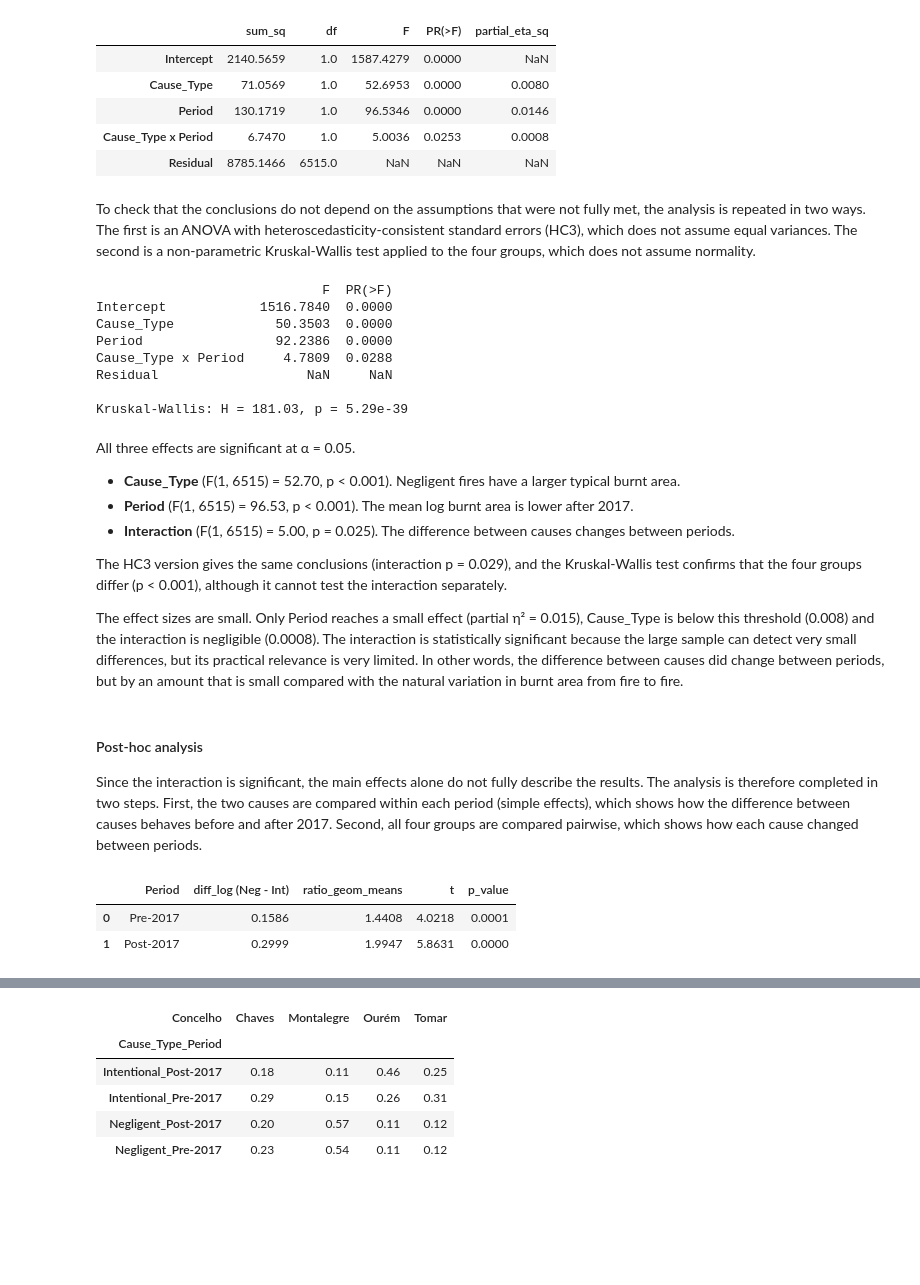
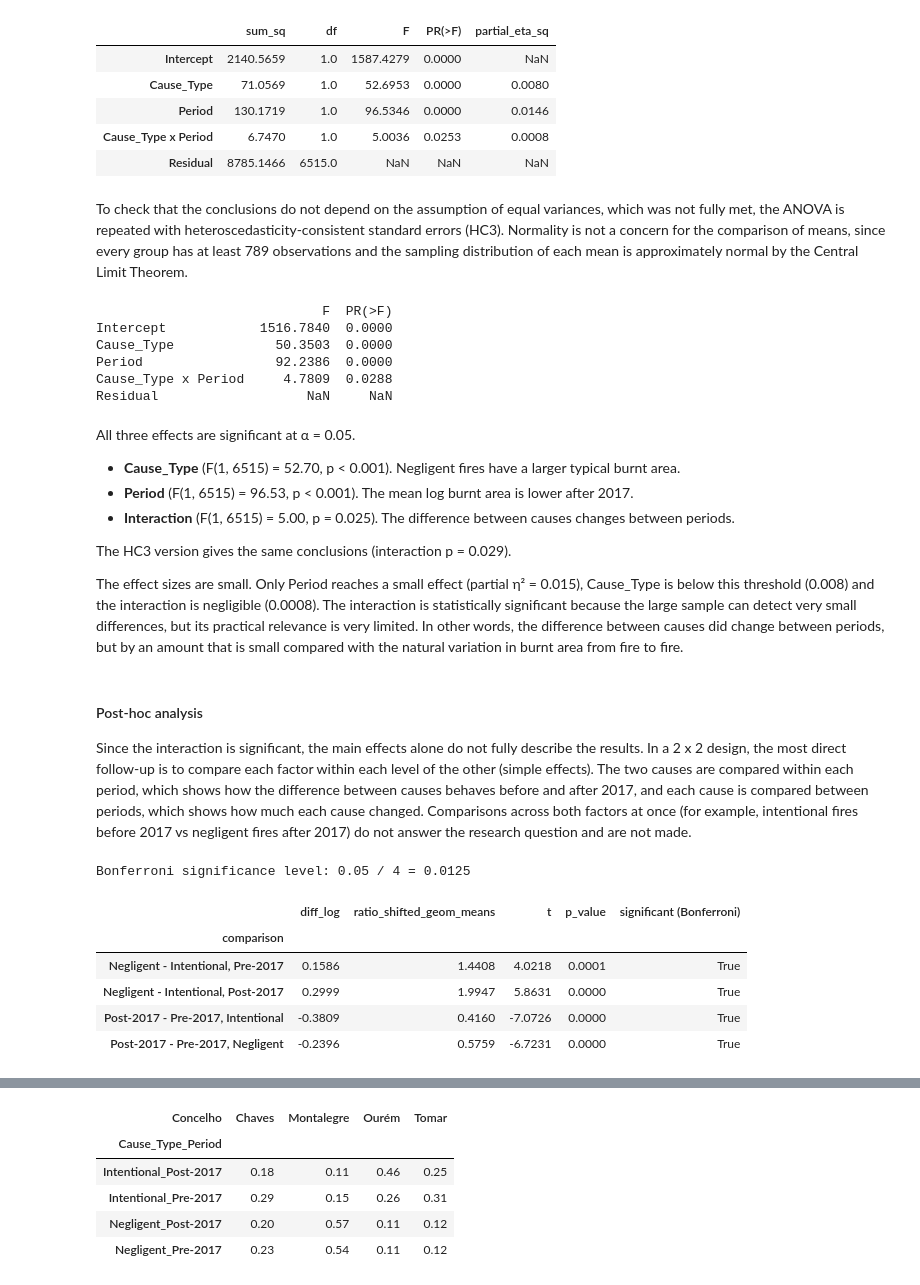
Before and after one commit to isabelamer/FCED_project, a Jupyter notebook: wildfires.ipynb, the cells around one changed output, grey strips where cells are left out. Saved outputs shown, nothing was run; the diff lists cells and outputs as text; code cells hidden in the pictures; blank space fills up the shorter version.

```diff
--- a/wildfires.ipynb
+++ b/wildfires.ipynb
@@ -1848,16 +1850,12 @@ anova_q4.round(4)
 | Cause_Type x Period | 6.7470 | 1.0 | 5.0036 | 0.0253 | 0.0008 |
 | Residual | 8785.1466 | 6515.0 | NaN | NaN | NaN |
 # %% [markdown]
-To check that the conclusions do not depend on the assumptions that were not fully met, the analysis is repeated in two ways. The first is an ANOVA with heteroscedasticity-consistent standard errors (HC3), which does not assume equal variances. The second is a non-parametric Kruskal-Wallis test applied to the four groups, which does not assume normality.
+To check that the conclusions do not depend on the assumption of equal variances, which was not fully met, the ANOVA is repeated with heteroscedasticity-consistent standard errors (HC3). Normality is not a concern for the comparison of means, since every group has at least 789 observations and the sampling distribution of each mean is approximately normal by the Central Limit Theorem.
 # %%
-# Robustness check 1: ANOVA with heteroscedasticity-consistent errors (HC3)
+# Robustness check: ANOVA with heteroscedasticity-consistent errors (HC3)
 anova_q4_hc3 = sm.stats.anova_lm(model_q4, typ=3, robust="hc3")
 anova_q4_hc3.index = ["Intercept", "Cause_Type", "Period", "Cause_Type x Period", "Residual"]
 print(anova_q4_hc3[["F", "PR(>F)"]].round(4))
-
-# Robustness check 2: Kruskal-Wallis across the four Cause_Type x Period groups
-kw = stats.kruskal(*groups_q4)
-print(f"\nKruskal-Wallis: H = {kw.statistic:.2f}, p = {kw.pvalue:.2e}")
 # %% [output]
                              F  PR(>F)
 Intercept            1516.7840  0.0000
@@ -1865,8 +1863,6 @@ Cause_Type             50.3503  0.0000
 Period                 92.2386  0.0000
 Cause_Type x Period     4.7809  0.0288
 Residual                   NaN     NaN
-
-Kruskal-Wallis: H = 181.03, p = 5.29e-39
 # %% [markdown]
 All three effects are significant at α = 0.05.
 
@@ -1874,27 +1870,49 @@ All three effects are significant at α = 0.05.
 - **Period** (F(1, 6515) = 96.53, p < 0.001). The mean log burnt area is lower after 2017.
 - **Interaction** (F(1, 6515) = 5.00, p = 0.025). The difference between causes changes between periods.
 
-The HC3 version gives the same conclusions (interaction p = 0.029), and the Kruskal-Wallis test confirms that the four groups differ (p < 0.001), although it cannot test the interaction separately.
+The HC3 version gives the same conclusions (interaction p = 0.029).
 
 The effect sizes are small. Only Period reaches a small effect (partial η² = 0.015), Cause_Type is below this threshold (0.008) and the interaction is negligible (0.0008). The interaction is statistically significant because the large sample can detect very small differences, but its practical relevance is very limited. In other words, the difference between causes did change between periods, but by an amount that is small compared with the natural variation in burnt area from fire to fire.
 # %% [markdown]
 #### Post-hoc analysis
 
-Since the interaction is significant, the main effects alone do not fully describe the results. The analysis is therefore completed in two steps. First, the two causes are compared within each period (simple effects), which shows how the difference between causes behaves before and after 2017. Second, all four groups are compared pairwise, which shows how each cause changed between periods.
+Since the interaction is significant, the main effects alone do not fully describe the results. In a 2 x 2 design, the most direct follow-up is to compare each factor within each level of the other (simple effects). The two causes are compared within each period, which shows how the difference between causes behaves before and after 2017, and each cause is compared between periods, which shows how much each cause changed. Comparisons across both factors at once (for example, intentional fires before 2017 vs negligent fires after 2017) do not answer the research question and are not made.
 # %%
-# Simple effects: Negligent vs Intentional within each period (Welch t-test)
+# Simple effects: each factor compared within each level of the other
+# (Welch t-tests, Bonferroni correction over the 4 comparisons)
+K = 4
+alpha_bonf = 0.05 / K
+y = "Log_Total_Burnt_Area"
+
+def welch_row(label, a, b):
+    t = stats.ttest_ind(a, b, equal_var=False)
+    diff = a.mean() - b.mean()
+    return {"comparison": label, "diff_log": diff,
+            "ratio_shifted_geom_means": 10 ** diff,
+            "t": t.statistic, "p_value": t.pvalue}
+
 rows = []
-for p in PERIOD_ORDER:
+for p in PERIOD_ORDER:                      # cause within each period
     sub = q4[q4["Period"] == p]
-    neg = sub.loc[sub["Cause_Type"] == "Negligent", "Log_Total_Burnt_Area"]
-    inten = sub.loc[sub["Cause_Type"] == "Intentional", "Log_Total_Burnt_Area"]
-    t = stats.ttest_ind(neg, inten, equal_var=False)
-    diff = neg.mean() - inten.mean()
-    rows.append({"Period": p, "diff_log (Neg - Int)": diff,
-                 "ratio_geom_means": 10 ** diff, "t": t.statistic, "p_value": t.pvalue})
-pd.DataFrame(rows).round(4)
+    rows.append(welch_row(f"Negligent - Intentional, {p}",
+                          sub.loc[sub["Cause_Type"] == "Negligent", y],
+                          sub.loc[sub["Cause_Type"] == "Intentional", y]))
+for c in CAUSE_ORDER:                       # period within each cause
+    sub = q4[q4["Cause_Type"] == c]
+    rows.append(welch_row(f"Post-2017 - Pre-2017, {c}",
+                          sub.loc[sub["Period"] == "Post-2017", y],
+                          sub.loc[sub["Period"] == "Pre-2017", y]))
+
+simple_q4 = pd.DataFrame(rows).set_index("comparison")
+simple_q4["significant (Bonferroni)"] = simple_q4["p_value"] < alpha_bonf
+print(f"Bonferroni significance level: 0.05 / {K} = {alpha_bonf:.4f}")
+simple_q4.round(4)
 # %% [output]
+Bonferroni significance level: 0.05 / 4 = 0.0125
-|  | Period | diff_log (Neg - Int) | ratio_geom_means | t | p_value |
-| 0 | Pre-2017 | 0.1586 | 1.4408 | 4.0218 | 0.0001 |
-| 1 | Post-2017 | 0.2999 | 1.9947 | 5.8631 | 0.0000 |
+|  | diff_log | ratio_shifted_geom_means | t | p_value | significant (Bonferroni) |
+| comparison |  |  |  |  |  |
+| Negligent - Intentional, Pre-2017 | 0.1586 | 1.4408 | 4.0218 | 0.0001 | True |
+| Negligent - Intentional, Post-2017 | 0.2999 | 1.9947 | 5.8631 | 0.0000 | True |
+| Post-2017 - Pre-2017, Intentional | -0.3809 | 0.4160 | -7.0726 | 0.0000 | True |
+| Post-2017 - Pre-2017, Negligent | -0.2396 | 0.5759 | -6.7231 | 0.0000 | True |
 # %% [markdown]
```
Also changed, not shown: parts of 13 cells of this notebook, 7 other files.
